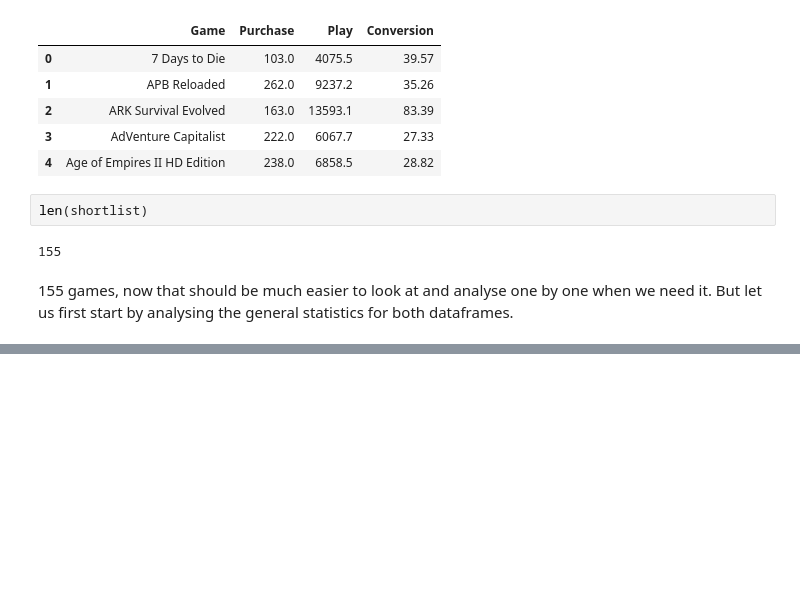
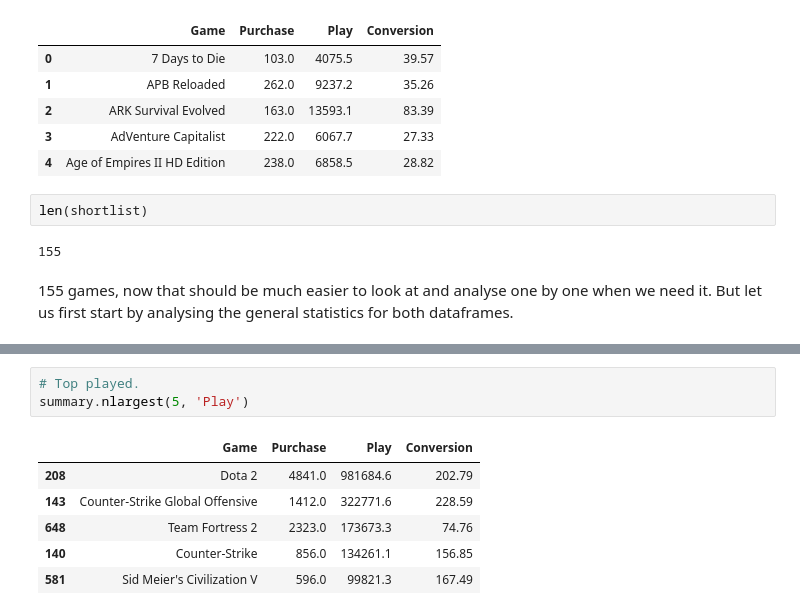
Before and after one commit to Dark-Hobbit/steam, a Jupyter notebook: kaggle_1.ipynb, the cells around one changed output, grey strips where cells are left out. Saved outputs shown, nothing was run; the diff lists cells and outputs as text; blank space fills up the shorter version.

```diff
--- a/kaggle_1.ipynb
+++ b/kaggle_1.ipynb
@@ -190,0 +201,10 @@ What is interesting is that while the max values for both purchases and plays st
+# %%
+# Top played.
+summary.nlargest(5, 'Play')
+# %% [output]
+|  | Game | Purchase | Play | Conversion |
+| 208 | Dota 2 | 4841.0 | 981684.6 | 202.79 |
+| 143 | Counter-Strike Global Offensive | 1412.0 | 322771.6 | 228.59 |
+| 648 | Team Fortress 2 | 2323.0 | 173673.3 | 74.76 |
+| 140 | Counter-Strike | 856.0 | 134261.1 | 156.85 |
+| 581 | Sid Meier's Civilization V | 596.0 | 99821.3 | 167.49 |
```
Also changed, not shown: parts of 15 cells of this notebook.
